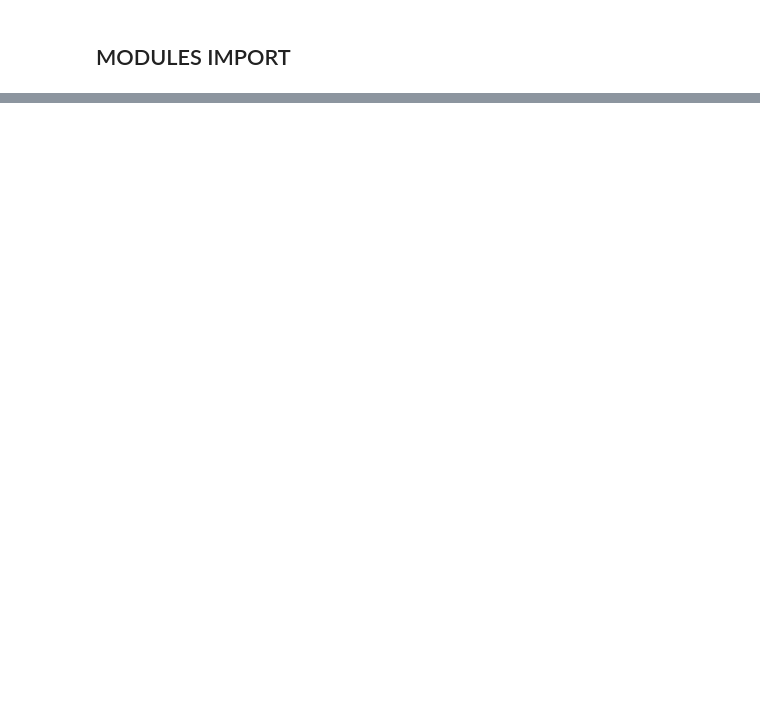
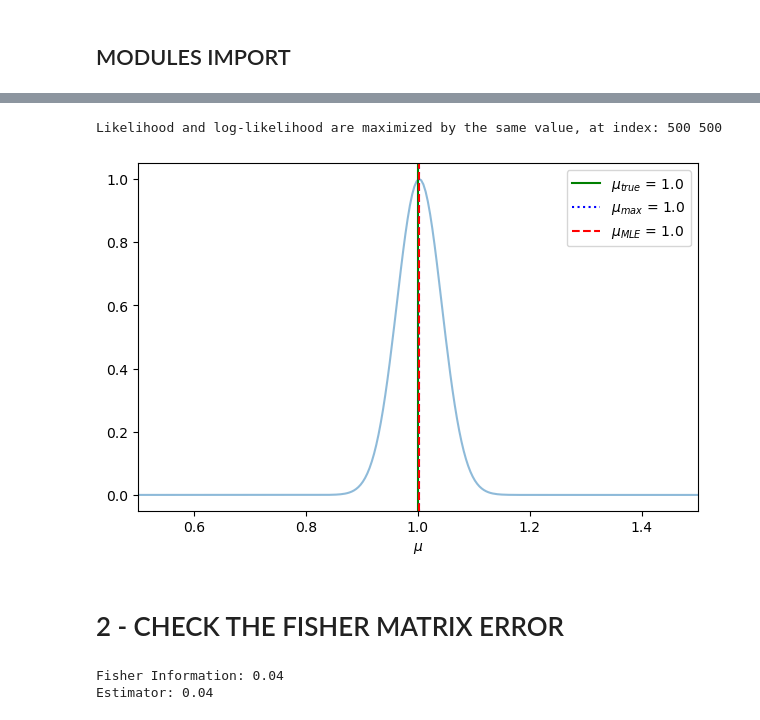
Before and after one commit to RoccoGiugni/ASML-24-25, a Jupyter notebook: L05/L05.ipynb, the cells around one changed output, grey strips where cells are left out. Saved outputs shown, nothing was run; the diff lists cells and outputs as text; code cells hidden in the pictures; blank space fills up the shorter version.

```diff
--- a/L05/L05.ipynb
+++ b/L05/L05.ipynb
@@ -42,0 +71,37 @@ Text(0.5, 0, '$\\mu$')
+# %%
+i_L, i_logL = np.argmax(L), np.argmax(logL)
+
+mu_max = mean[i_L]
+mu_mle = data.mean()
+# %%
+fig, ax = plt.subplots(1, 1, figsize=(6, 4), layout='constrained')
+
+ax.plot(mean, L / L.max(), alpha=.5)
+
+ax.axvline(mu, ls='-', color='g', label='$\mu_{true}$ = ' + f'{mu:.3}')
+ax.axvline(mean[i_L], ls=':', color='b', label='$\mu_{max}$ = ' + f'{mu_max:.3}')
+ax.axvline(data.mean(), ls='--', color='r', label='$\mu_{MLE}$ = ' + f'{mu_mle:.3}')
+
+ax.set_xlim(.5, 1.5)
+
+ax.legend()
+ax.set_xlabel('$\mu$')
+
+print('Likelihood and log-likelihood are maximized by the same value, at index:', i_L, i_logL)
+# %% [output]
+Likelihood and log-likelihood are maximized by the same value, at index: 500 500
+[figure, added]
+# %% [markdown]
+# 2 - CHECK THE FISHER MATRIX ERROR
+# %%
+# Compute the Fisher information matrix through a numerical differentation
+
+dL = num_diff(mean, logL, 2)[i_L - 1] # index to evaluete it in the maximum, taking into account the shortening of the array
+fisher = 1 / np.sqrt(-dL)
+print(f'Fisher Information: {fisher:.3}')
+
+err_est = sigma / np.sqrt(N)
+print(f'Estimator: {err_est:.3}')
+# %% [output]
+Fisher Information: 0.04
+Estimator: 0.04
```
Also changed, not shown: parts of 14 cells of this notebook, 1 other file.
